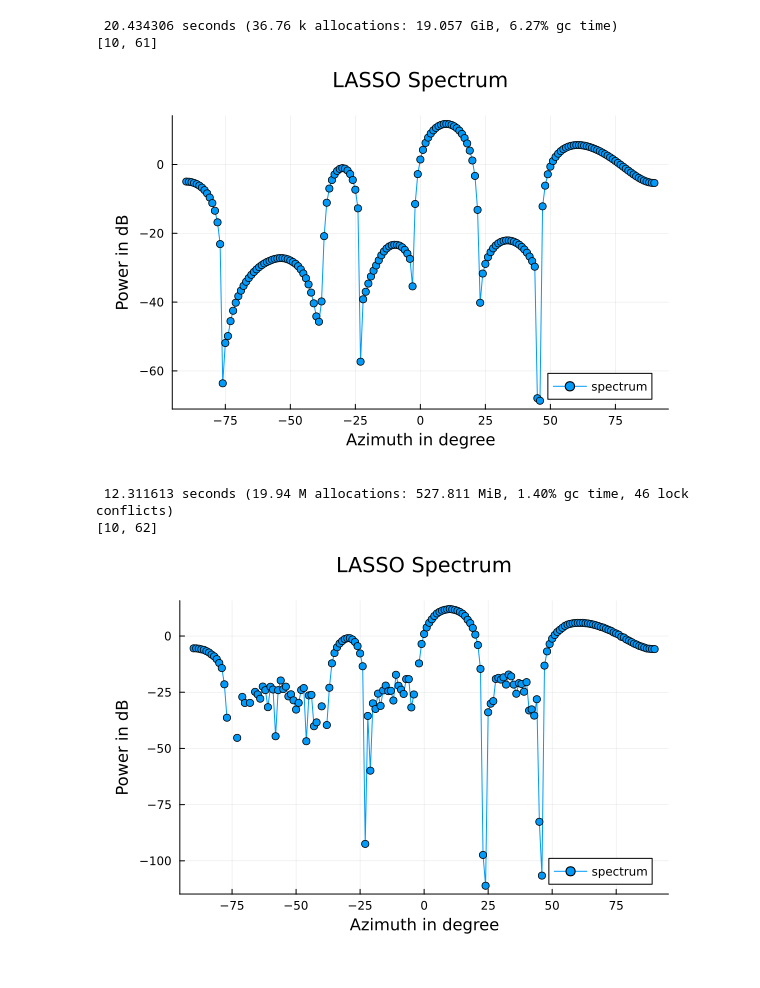
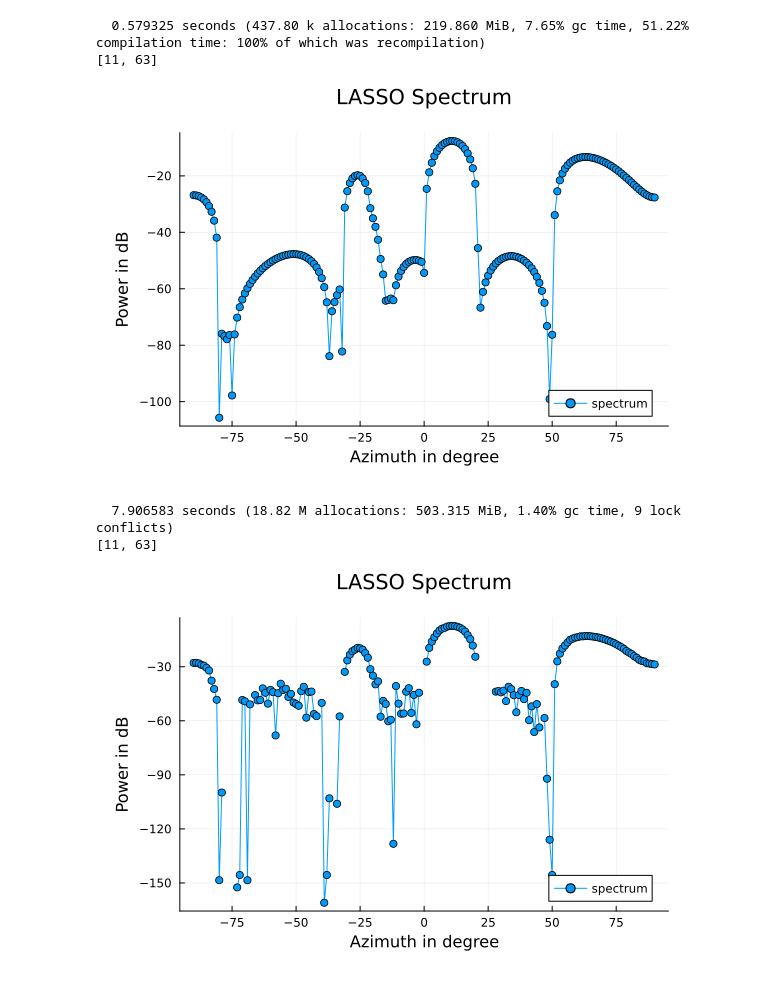
Before and after one commit to Matt266/ArraySignalProcessing.jl, a Jupyter notebook: examples/LASSO.ipynb, the cells around one changed output. Cells and saved outputs as stored; diff of their text form; code cells hidden in the pictures.

```diff
--- a/examples/LASSO.ipynb
+++ b/examples/LASSO.ipynb
@@ -3,37 +3,37 @@ using ArraySignalProcessing
 using LinearAlgebra
 
 fc = 150e6
 
 # Spacing:  1m is λ/2 for 150MHz
 # Oriented along yaxis to match Matlab behavior
 pa = IsotropicArray([0 0 0 0;
                     -1.5 -0.5 0.5 1.5])
 
 # test signal generation
 Rss = I(2)
 Θ = deg2rad.([10, 65])
 d = length(Θ)
-N = 10000
+N = 100
 SNR = 5
 Y = unconditional_signals(pa, Rss, N, SNR, Θ, fc)
 
 θgrid = Vector(-90:90)
 A = steer(pa, deg2rad.(θgrid), fc)
 λ = λ_opt(length(pa), N, SNR)
 @time spectrum = lasso(Y, A, λ)
 Θest = find_doas(θgrid, spectrum, d)
 println(Θest)
 
 using Plots
 import Measures
 p1 = plot(θgrid, 10*log10.(abs.(spectrum)),marker=:dot, label="spectrum")
 plot!(title="LASSO Spectrum", margin=5*Measures.mm)
 xlabel!("Azimuth in degree")
 ylabel!("Power in dB")
 # %% [output]
- 20.434306 seconds (36.76 k allocations: 19.057 GiB, 6.27% gc time)
-[10, 61]
+  0.579325 seconds (437.80 k allocations: 219.860 MiB, 7.65% gc time, 51.22% compilation time: 100% of which was recompilation)
+[11, 63]
-[figure, old version]
+[figure, new version]
 # %%
 using CUDA
 using ArraySignalProcessing
@@ -43,7 +43,7 @@ using LinearAlgebra
 cuY = cu(Y)
 cuA = cu(A)
 λ = Float32(λ)
-@time spectrum = lasso(cuY, cuA, λ)
+@time @CUDA.sync spectrum = lasso(cuY, cuA, λ)
 Θest = find_doas(θgrid, Array(spectrum), d)
 println(Θest)
 
@@ -54,6 +54,6 @@ plot!(title="LASSO Spectrum", margin=5*Measures.mm)
 xlabel!("Azimuth in degree")
 ylabel!("Power in dB")
 # %% [output]
- 12.311613 seconds (19.94 M allocations: 527.811 MiB, 1.40% gc time, 46 lock conflicts)
-[10, 62]
+  7.906583 seconds (18.82 M allocations: 503.315 MiB, 1.40% gc time, 9 lock conflicts)
+[11, 63]
-[figure, old version]
+[figure, new version]
```
